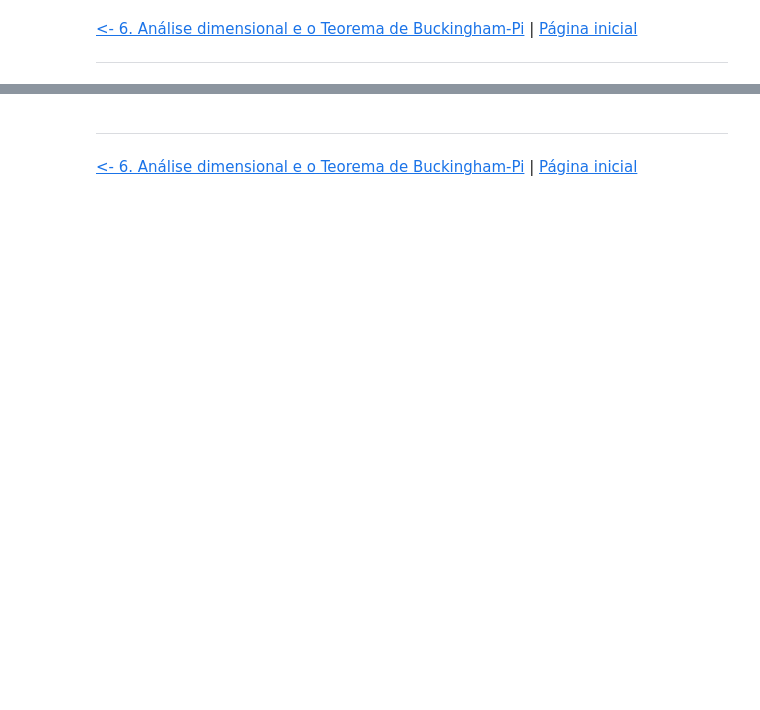
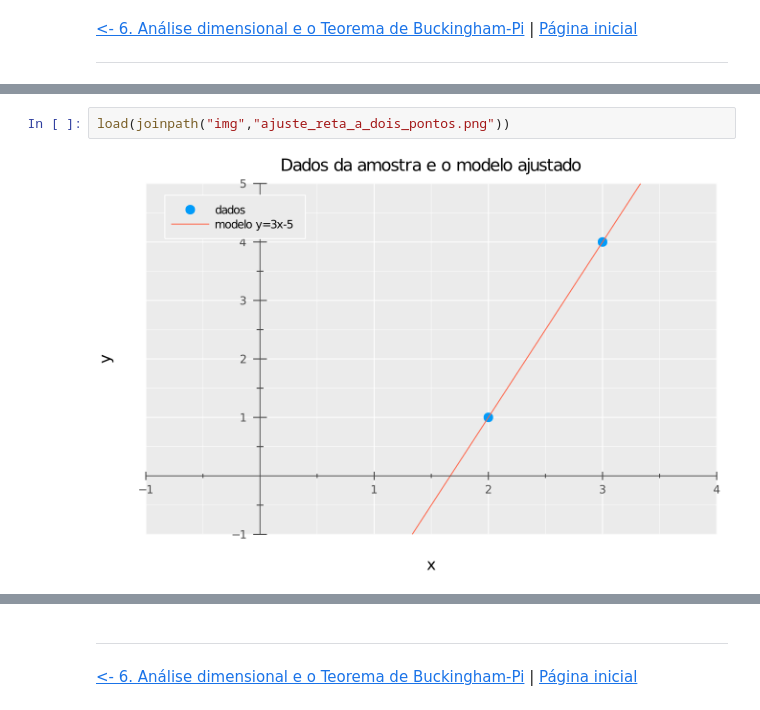
Before and after one commit to rmsrosa/modelagem_matematica, a Jupyter notebook: notas_de_aula/07.00-Minimos_quadrados_regressao.ipynb, the cells around one changed output, grey strips where cells are left out. Saved outputs shown, nothing was run; the diff lists cells and outputs as text; blank space fills up the shorter version.

```diff
--- a/notas_de_aula/07.00-Minimos_quadrados_regressao.ipynb
+++ b/notas_de_aula/07.00-Minimos_quadrados_regressao.ipynb
@@ -13,0 +40,4 @@
+# %%
+load(joinpath("img","ajuste_reta_a_dois_pontos.png"))
+# %% [output]
+[figure, added]
```
Also changed, not shown: parts of 29 cells of this notebook, 8 other files.
